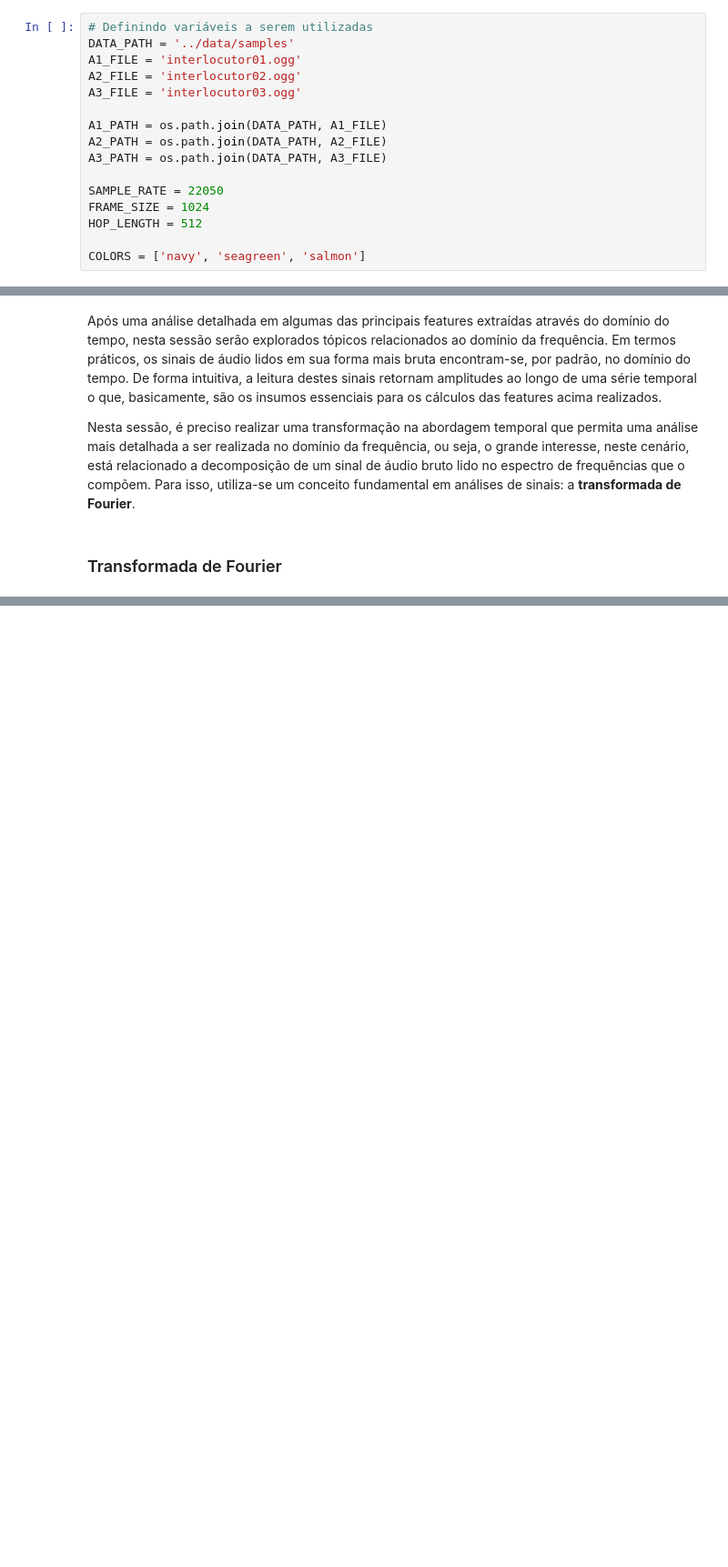
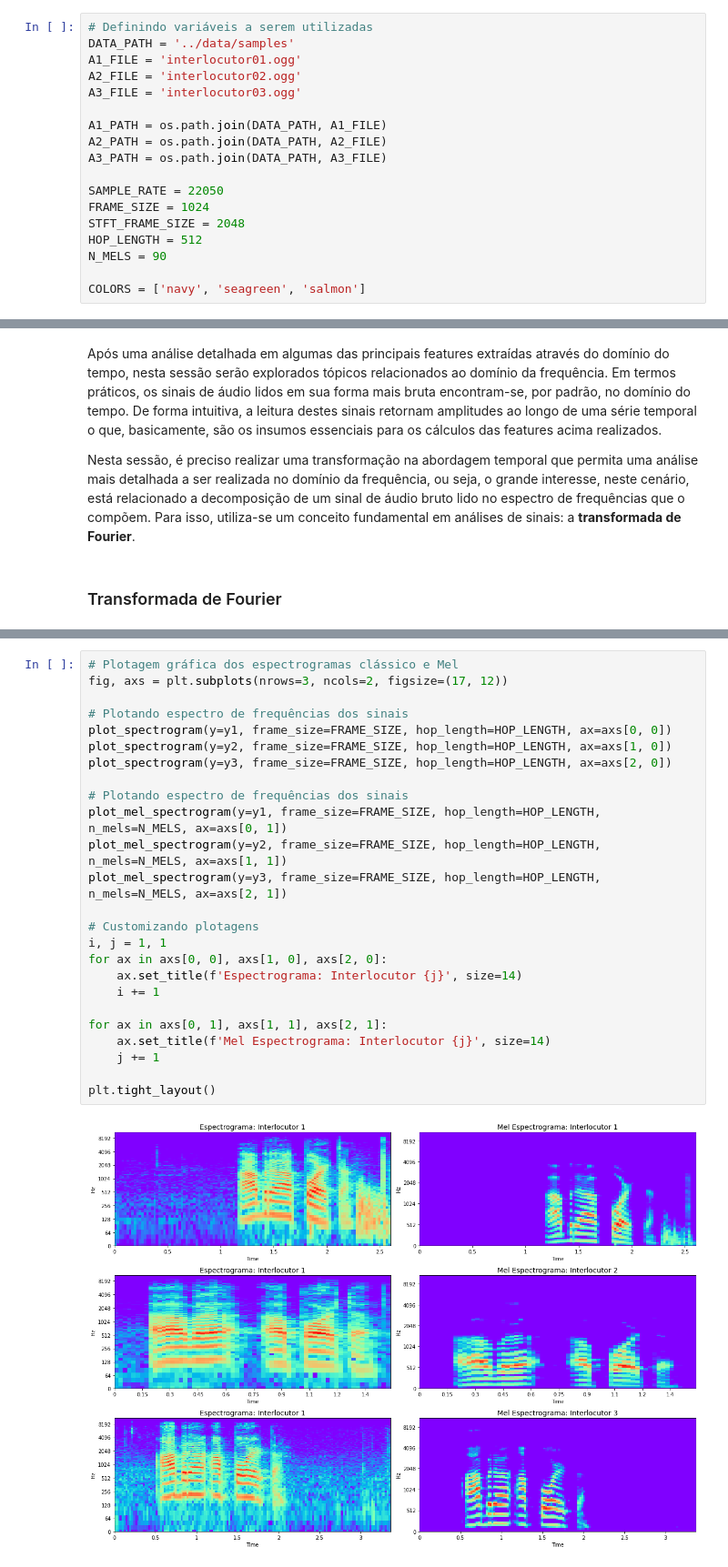
Before and after one commit to ThiagoPanini/voice-unlocker, a Jupyter notebook: notebooks/Voice Unlocker - Audio Feature Extraction.ipynb, the cells around one changed output, grey strips where cells are left out. Shown at 91% size. Saved outputs shown, nothing was run; the diff lists cells and outputs as text; blank space fills up the shorter version.

```diff
--- a/notebooks/Voice Unlocker - Audio Feature Extraction.ipynb
+++ b/notebooks/Voice Unlocker - Audio Feature Extraction.ipynb
@@ -63,7 +64,9 @@ A3_PATH = os.path.join(DATA_PATH, A3_FILE)
 
 SAMPLE_RATE = 22050
 FRAME_SIZE = 1024
+STFT_FRAME_SIZE = 2048
 HOP_LENGTH = 512
+N_MELS = 90
 
 COLORS = ['navy', 'seagreen', 'salmon']
 # %% [markdown]
@@ -470,0 +753,27 @@ TODO
+# %%
+# Plotagem gráfica dos espectrogramas clássico e Mel
+fig, axs = plt.subplots(nrows=3, ncols=2, figsize=(17, 12))
+
+# Plotando espectro de frequências dos sinais
+plot_spectrogram(y=y1, frame_size=FRAME_SIZE, hop_length=HOP_LENGTH, ax=axs[0, 0])
+plot_spectrogram(y=y2, frame_size=FRAME_SIZE, hop_length=HOP_LENGTH, ax=axs[1, 0])
+plot_spectrogram(y=y3, frame_size=FRAME_SIZE, hop_length=HOP_LENGTH, ax=axs[2, 0])
+
+# Plotando espectro de frequências dos sinais
+plot_mel_spectrogram(y=y1, frame_size=FRAME_SIZE, hop_length=HOP_LENGTH, n_mels=N_MELS, ax=axs[0, 1])
+plot_mel_spectrogram(y=y2, frame_size=FRAME_SIZE, hop_length=HOP_LENGTH, n_mels=N_MELS, ax=axs[1, 1])
+plot_mel_spectrogram(y=y3, frame_size=FRAME_SIZE, hop_length=HOP_LENGTH, n_mels=N_MELS, ax=axs[2, 1])
+
+# Customizando plotagens
+i, j = 1, 1
+for ax in axs[0, 0], axs[1, 0], axs[2, 0]:
+    ax.set_title(f'Espectrograma: Interlocutor {j}', size=14)
+    i += 1
+
+for ax in axs[0, 1], axs[1, 1], axs[2, 1]:
+    ax.set_title(f'Mel Espectrograma: Interlocutor {j}', size=14)
+    j += 1
+
+plt.tight_layout()
+# %% [output]
+[figure, added]
```
Also changed, not shown: parts of 13 cells of this notebook.
